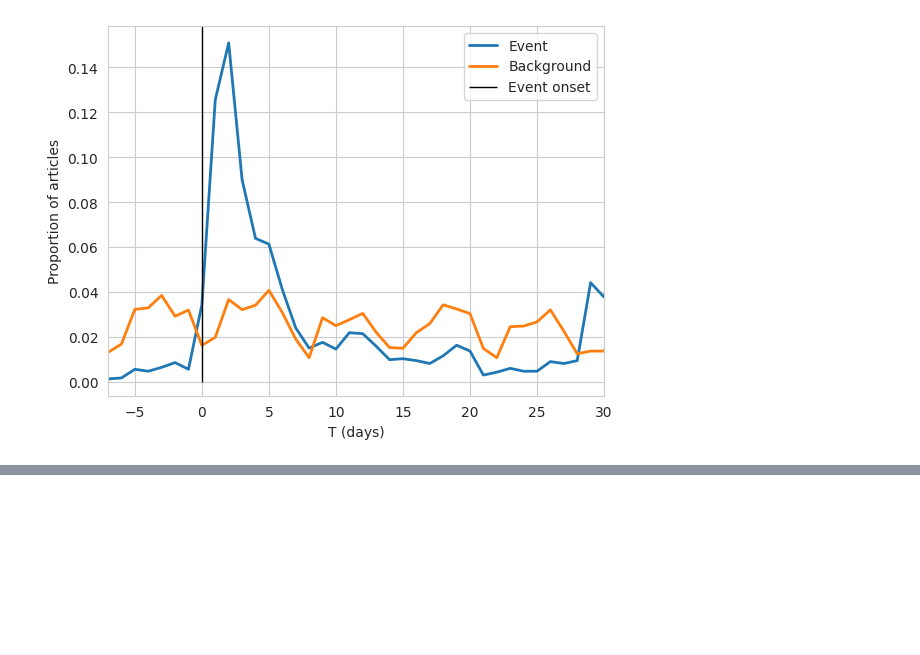
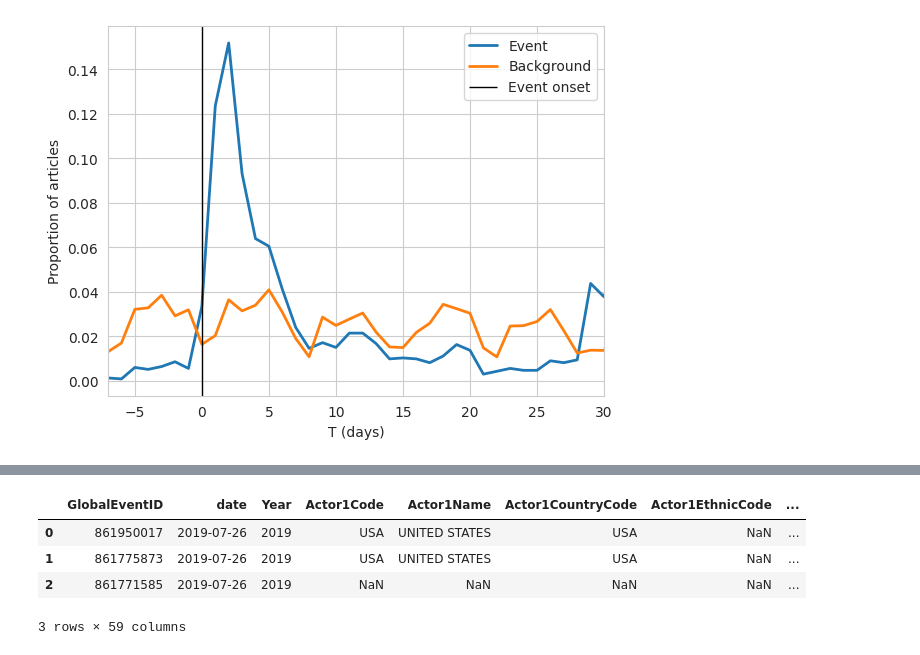
Before and after one commit to elugos/HSMS_LUGOS, a Jupyter notebook: temporal_analysis_hard_seeds.ipynb, the cells around one changed output, grey strips where cells are left out. Drawn from its saved outputs; the diff is of its cells as text; code cells hidden in the pictures; blank space fills up the shorter version.

Commit message:
Add CAMEO event info count

```diff
--- a/temporal_analysis_hard_seeds.ipynb
+++ b/temporal_analysis_hard_seeds.ipynb
@@ -831,3 +834,11 @@ if save_output:
         wo_dir.mkdir(exist_ok=True, parents=True)
         for d in dfs:
             d.to_csv(wo_dir.joinpath(f"day_{d['day'][0]}.csv"), index=None)
+# %%
+# Load aggregate event info
+
+event_info_file = output_dir.joinpath("agg_codes.csv")
+
+event_info = pd.read_csv(event_info_file)
+
+event_info.head(10)
@@ -833,0 +857,12 @@ if save_output:
+# %%
+df_evt_info = df_in.merge(event_info, how='left', left_on='SOURCEURL', right_on='SOURCEURL',
+                    suffixes=('', '_list'))
+
+
+df_evt_info.head(3)
+# %% [output]
+|  | GlobalEventID | date | Year | Actor1Code | Actor1Name | Actor1CountryCode | Actor1EthnicCode | ... |
+| 0 | 861950017 | 2019-07-26 | 2019 | USA | UNITED STATES | USA | NaN | ... |
+| 1 | 861775873 | 2019-07-26 | 2019 | USA | UNITED STATES | USA | NaN | ... |
+| 2 | 861771585 | 2019-07-26 | 2019 | NaN | NaN | NaN | NaN | ... |
+3 rows × 59 columns
```
Also changed, not shown: parts of 15 cells of this notebook, 1 other file.
